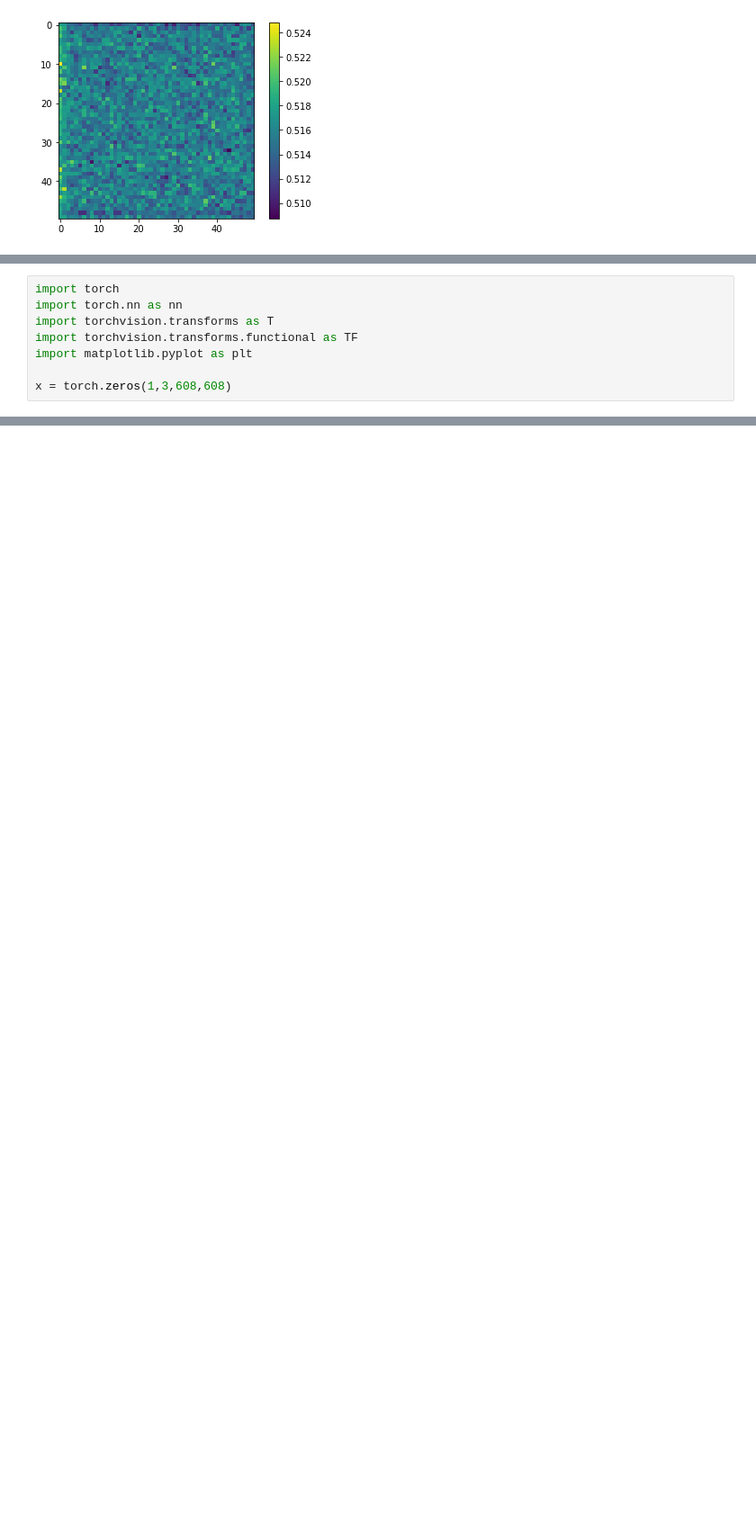
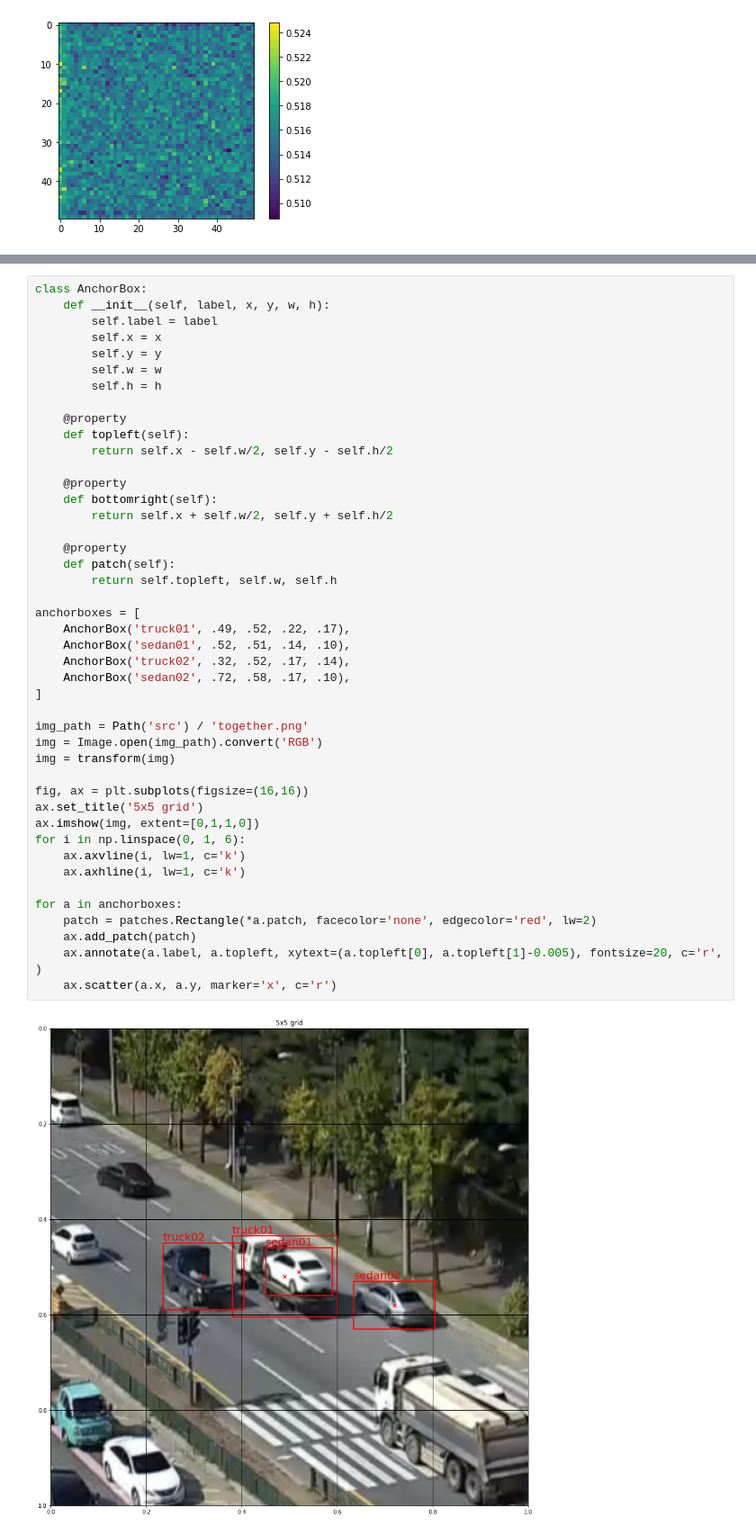
Before and after one commit to ohshane/google-ml-bootcamp-2023, a Jupyter notebook: Coursera/04-ConvolutionalNeuralNetworks/Week03.ipynb, the cells around one changed output, grey strips where cells are left out. Shown at 90% size. Drawn from its saved outputs; the diff is of its cells as text; blank space fills up the shorter version.

```diff
--- a/Coursera/04-ConvolutionalNeuralNetworks/Week03.ipynb
+++ b/Coursera/04-ConvolutionalNeuralNetworks/Week03.ipynb
@@ -153,8 +148,0 @@ Image localization in a 19x19 grid
-# %%
-import torch
-import torch.nn as nn
-import torchvision.transforms as T
-import torchvision.transforms.functional as TF
-import matplotlib.pyplot as plt
-
-x = torch.zeros(1,3,608,608)
@@ -178,0 +261,46 @@ tensor([[[[0., 0., 0.,  ..., 0., 0., 0.],
+# %%
+class AnchorBox:
+    def __init__(self, label, x, y, w, h):
+        self.label = label
+        self.x = x
+        self.y = y
+        self.w = w
+        self.h = h
+
+    @property
+    def topleft(self):
+        return self.x - self.w/2, self.y - self.h/2
+
+    @property
+    def bottomright(self):
+        return self.x + self.w/2, self.y + self.h/2
+
+    @property
+    def patch(self):
+        return self.topleft, self.w, self.h
+
+anchorboxes = [
+    AnchorBox('truck01', .49, .52, .22, .17),
+    AnchorBox('sedan01', .52, .51, .14, .10),
+    AnchorBox('truck02', .32, .52, .17, .14),
+    AnchorBox('sedan02', .72, .58, .17, .10),
+]
+
+img_path = Path('src') / 'together.png'
+img = Image.open(img_path).convert('RGB')
+img = transform(img)
+
+fig, ax = plt.subplots(figsize=(16,16))
+ax.set_title('5x5 grid')
+ax.imshow(img, extent=[0,1,1,0])
+for i in np.linspace(0, 1, 6):
+    ax.axvline(i, lw=1, c='k')
+    ax.axhline(i, lw=1, c='k')
+
+for a in anchorboxes:
+    patch = patches.Rectangle(*a.patch, facecolor='none', edgecolor='red', lw=2)
+    ax.add_patch(patch)
+    ax.annotate(a.label, a.topleft, xytext=(a.topleft[0], a.topleft[1]-0.005), fontsize=20, c='r', )
+    ax.scatter(a.x, a.y, marker='x', c='r')
+# %% [output]
+[figure, added]
```
Also changed, not shown: parts of 10 cells of this notebook, 9 other files.
